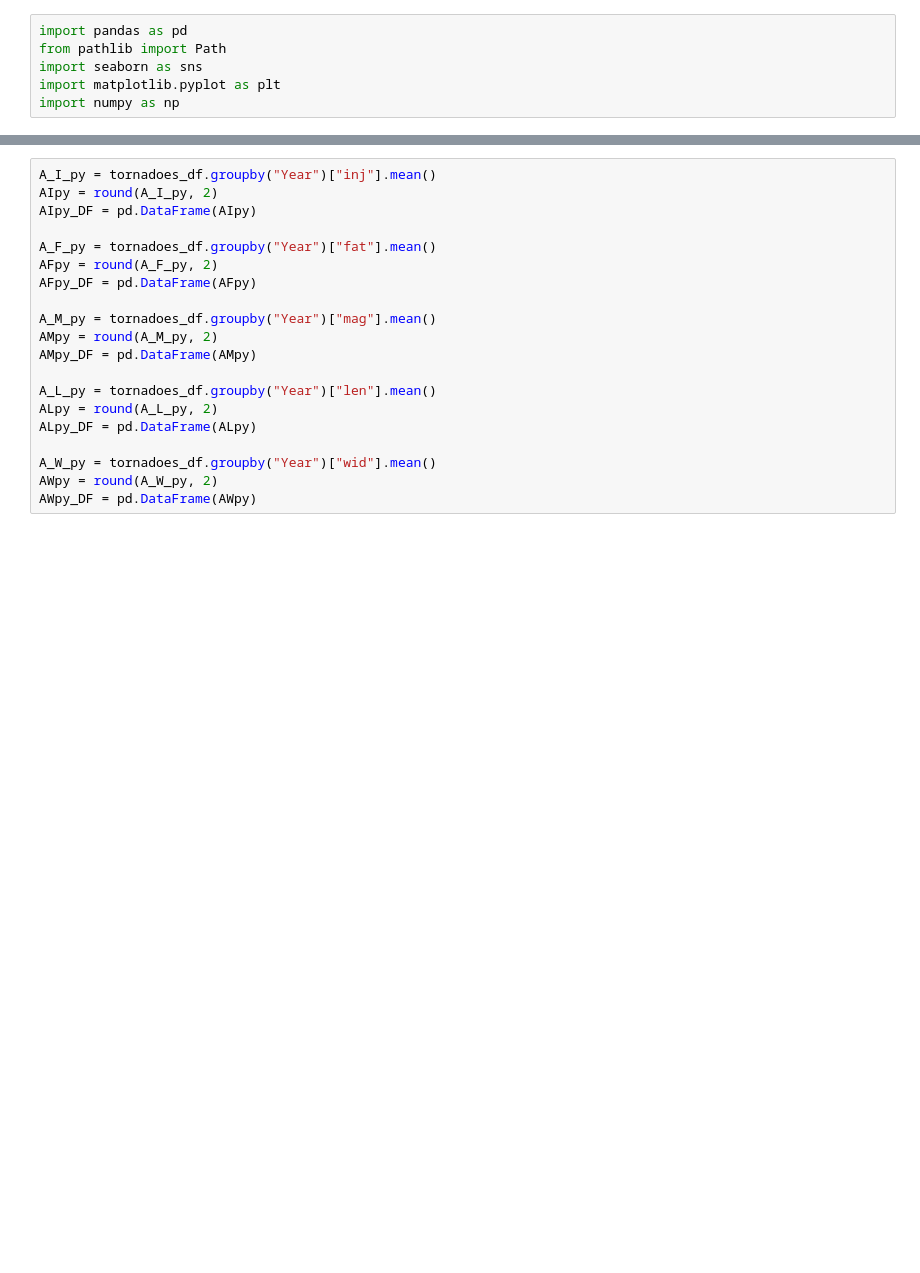
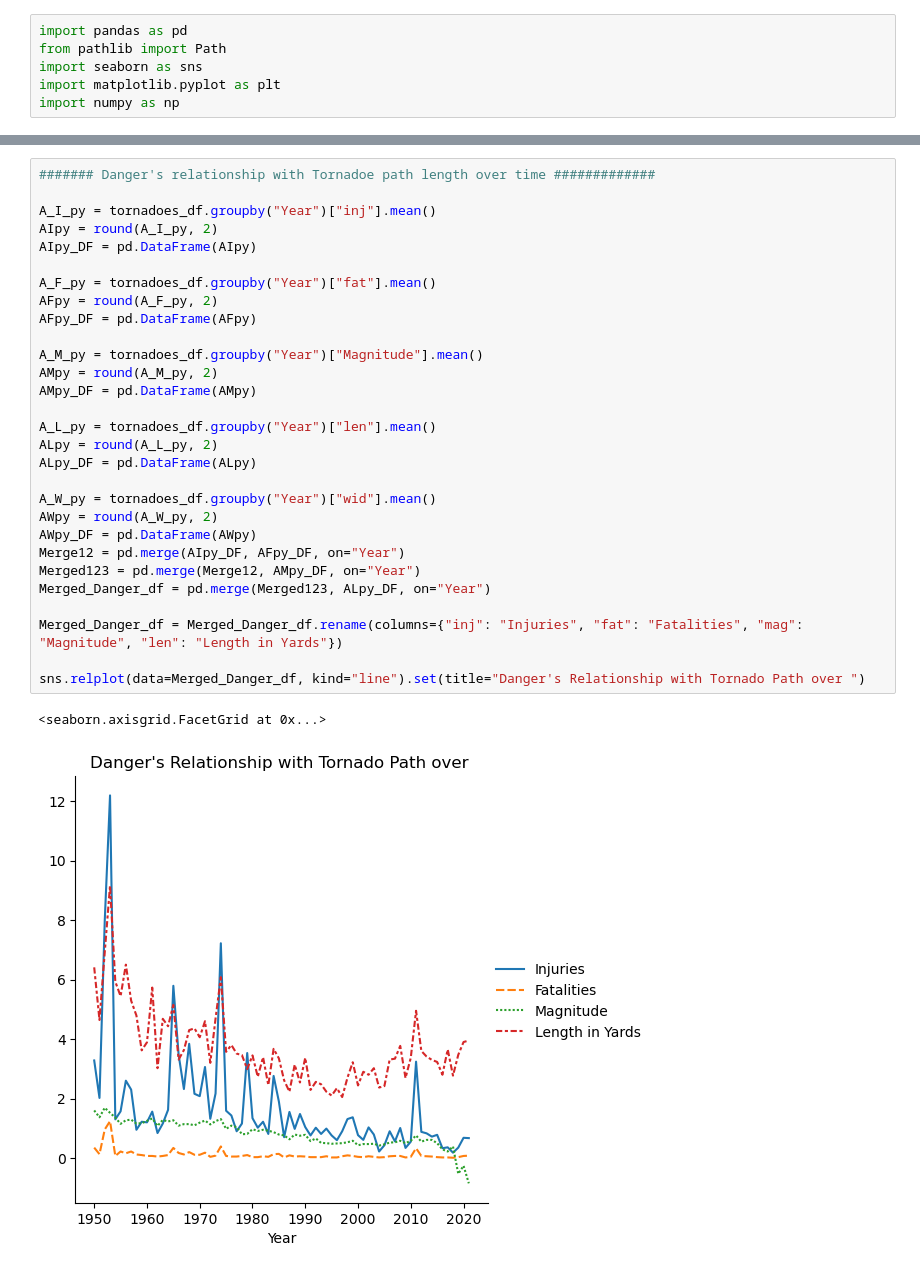
Before and after one commit to downleft/Tornado_alley, a Jupyter notebook: Tornado_Alley_vis.ipynb, the cells around one changed output, grey strips where cells are left out. Drawn from its saved outputs; the diff is of its cells as text; blank space fills up the shorter version.

```diff
--- a/Tornado_Alley_vis.ipynb
+++ b/Tornado_Alley_vis.ipynb
@@ -47,20 +41,32 @@ Name: count, Length: 72, dtype: int64
 # %%
+####### Danger's relationship with Tornadoe path length over time #############
+
 A_I_py = tornadoes_df.groupby("Year")["inj"].mean()
 AIpy = round(A_I_py, 2)
 AIpy_DF = pd.DataFrame(AIpy)
 
 A_F_py = tornadoes_df.groupby("Year")["fat"].mean()
 AFpy = round(A_F_py, 2)
 AFpy_DF = pd.DataFrame(AFpy)
 
-A_M_py = tornadoes_df.groupby("Year")["mag"].mean()
+A_M_py = tornadoes_df.groupby("Year")["Magnitude"].mean()
 AMpy = round(A_M_py, 2)
 AMpy_DF = pd.DataFrame(AMpy)
 
 A_L_py = tornadoes_df.groupby("Year")["len"].mean()
 ALpy = round(A_L_py, 2)
 ALpy_DF = pd.DataFrame(ALpy)
 
 A_W_py = tornadoes_df.groupby("Year")["wid"].mean()
 AWpy = round(A_W_py, 2)
 AWpy_DF = pd.DataFrame(AWpy)
+Merge12 = pd.merge(AIpy_DF, AFpy_DF, on="Year")
+Merged123 = pd.merge(Merge12, AMpy_DF, on="Year")
+Merged_Danger_df = pd.merge(Merged123, ALpy_DF, on="Year")
+
+Merged_Danger_df = Merged_Danger_df.rename(columns={"inj": "Injuries", "fat": "Fatalities", "mag": "Magnitude", "len": "Length in Yards"})
+
+sns.relplot(data=Merged_Danger_df, kind="line").set(title="Danger's Relationship with Tornado Path over ")
+# %% [output]
+<seaborn.axisgrid.FacetGrid at 0x...>
+[figure, added]
```
Also changed, not shown: parts of 7 cells of this notebook.
